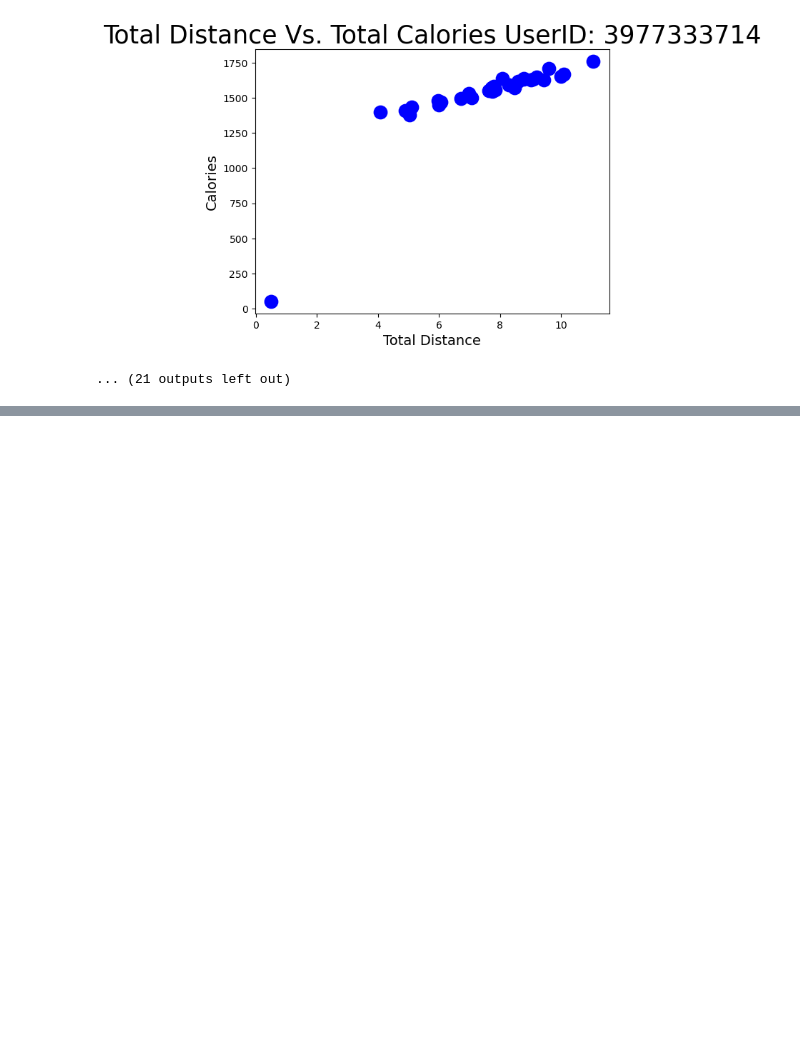
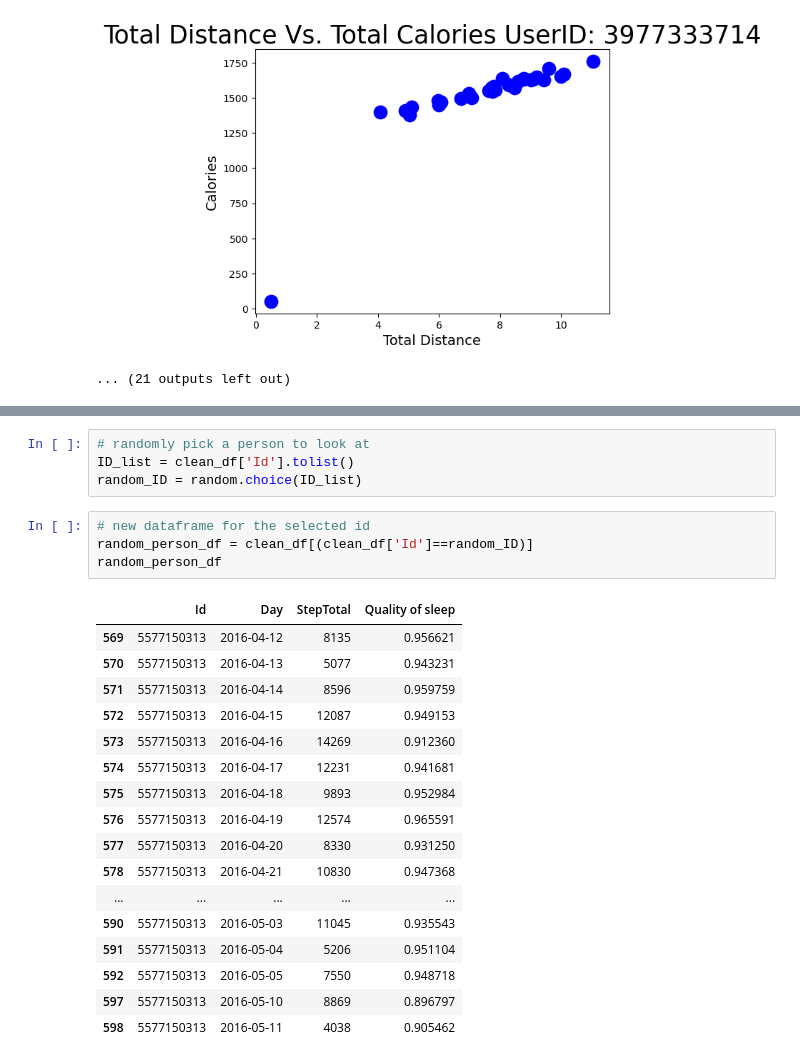
Before and after one commit to shabazmotan/Fitness-Tracking, a Jupyter notebook: Pyfitness.ipynb, the cells around one changed output, grey strips where cells are left out. Cells and saved outputs as stored; diff of their text form; blank space fills up the shorter version.

```diff
--- a/Pyfitness.ipynb
+++ b/Pyfitness.ipynb
@@ -87,0 +205,26 @@ for ID in UserIDs:
+# %%
+# randomly pick a person to look at
+ID_list = clean_df['Id'].tolist()
+random_ID = random.choice(ID_list)
+# %%
+# new dataframe for the selected id
+random_person_df = clean_df[(clean_df['Id']==random_ID)]
+random_person_df
+# %% [output]
+|  | Id | Day | StepTotal | Quality of sleep |
+| 569 | 5577150313 | 2016-04-12 | 8135 | 0.956621 |
+| 570 | 5577150313 | 2016-04-13 | 5077 | 0.943231 |
+| 571 | 5577150313 | 2016-04-14 | 8596 | 0.959759 |
+| 572 | 5577150313 | 2016-04-15 | 12087 | 0.949153 |
+| 573 | 5577150313 | 2016-04-16 | 14269 | 0.912360 |
+| 574 | 5577150313 | 2016-04-17 | 12231 | 0.941681 |
+| 575 | 5577150313 | 2016-04-18 | 9893 | 0.952984 |
+| 576 | 5577150313 | 2016-04-19 | 12574 | 0.965591 |
+| 577 | 5577150313 | 2016-04-20 | 8330 | 0.931250 |
+| 578 | 5577150313 | 2016-04-21 | 10830 | 0.947368 |
+| ... | ... | ... | ... | ... |
+| 590 | 5577150313 | 2016-05-03 | 11045 | 0.935543 |
+| 591 | 5577150313 | 2016-05-04 | 5206 | 0.951104 |
+| 592 | 5577150313 | 2016-05-05 | 7550 | 0.948718 |
+| 597 | 5577150313 | 2016-05-10 | 8869 | 0.896797 |
+| 598 | 5577150313 | 2016-05-11 | 4038 | 0.905462 |
```
Also changed, not shown: parts of 12 cells of this notebook, 18 other files.
